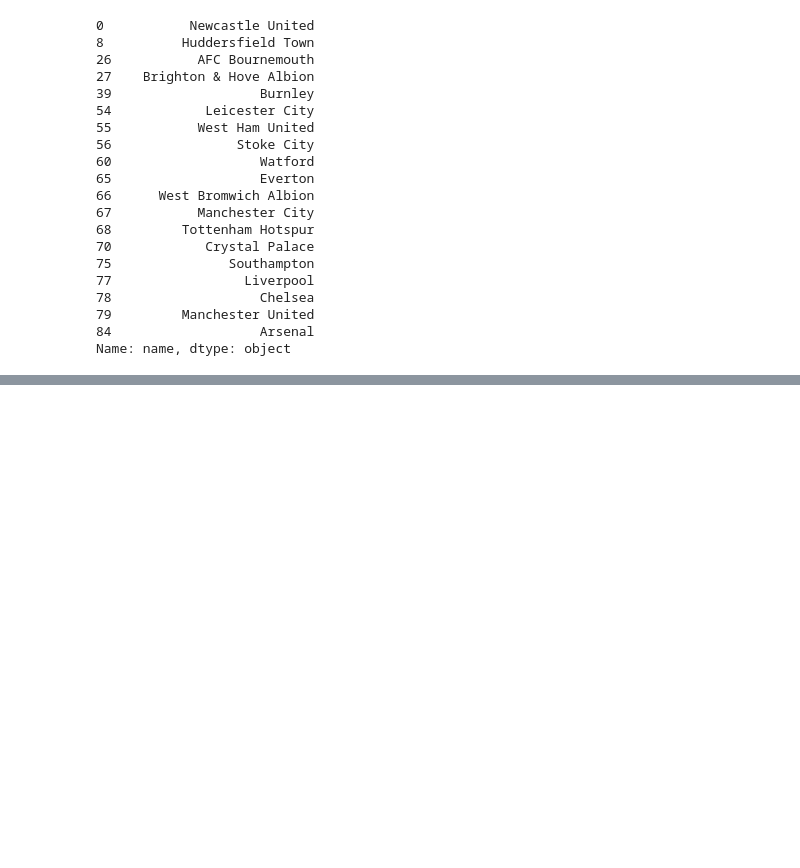
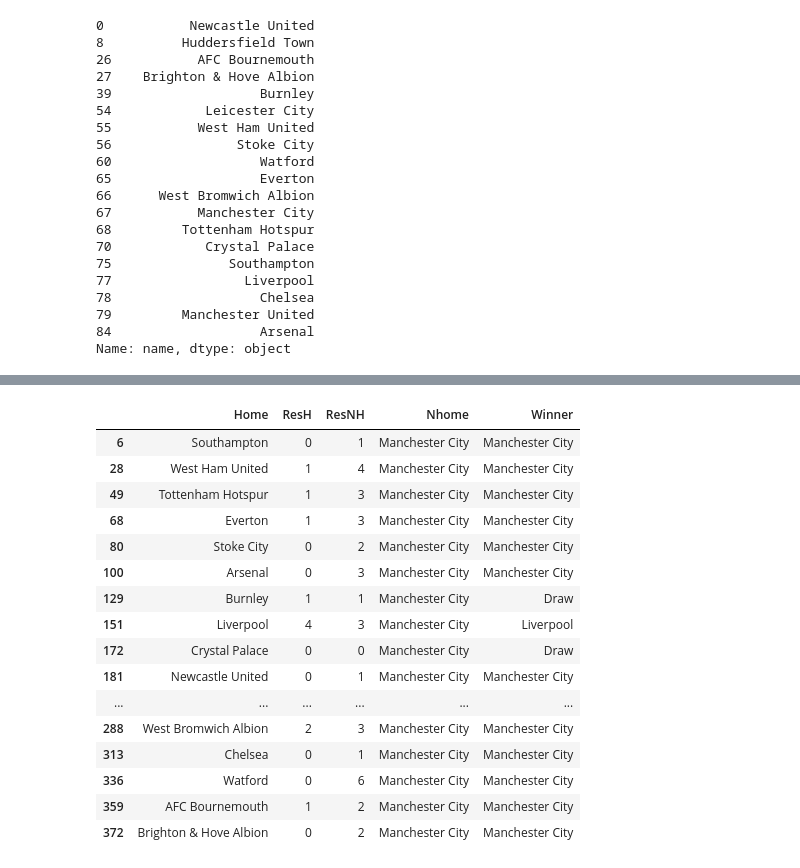
Before and after one commit to DavideZingaro/HW2, a Jupyter notebook: ExRQ2.ipynb, the cells around one changed output, grey strips where cells are left out. Saved outputs shown, nothing was run; the diff lists cells and outputs as text; code cells hidden in the pictures; blank space fills up the shorter version.

```diff
--- a/ExRQ2.ipynb
+++ b/ExRQ2.ipynb
@@ -314,0 +296,21 @@ Teamstoselect
+# %%
+not_home = alldata[alldata['Nhome'].str.contains(B[0])]
+alldata[alldata['Nhome'].str.contains(B[0])]
+# %% [output]
+|  | Home | ResH | ResNH | Nhome | Winner |
+| 6 | Southampton | 0 | 1 | Manchester City | Manchester City |
+| 28 | West Ham United | 1 | 4 | Manchester City | Manchester City |
+| 49 | Tottenham Hotspur | 1 | 3 | Manchester City | Manchester City |
+| 68 | Everton | 1 | 3 | Manchester City | Manchester City |
+| 80 | Stoke City | 0 | 2 | Manchester City | Manchester City |
+| 100 | Arsenal | 0 | 3 | Manchester City | Manchester City |
+| 129 | Burnley | 1 | 1 | Manchester City | Draw |
+| 151 | Liverpool | 4 | 3 | Manchester City | Liverpool |
+| 172 | Crystal Palace | 0 | 0 | Manchester City | Draw |
+| 181 | Newcastle United | 0 | 1 | Manchester City | Manchester City |
+| ... | ... | ... | ... | ... | ... |
+| 288 | West Bromwich Albion | 2 | 3 | Manchester City | Manchester City |
+| 313 | Chelsea | 0 | 1 | Manchester City | Manchester City |
+| 336 | Watford | 0 | 6 | Manchester City | Manchester City |
+| 359 | AFC Bournemouth | 1 | 2 | Manchester City | Manchester City |
+| 372 | Brighton & Hove Albion | 0 | 2 | Manchester City | Manchester City |
```
Also changed, not shown: parts of 23 cells of this notebook.
